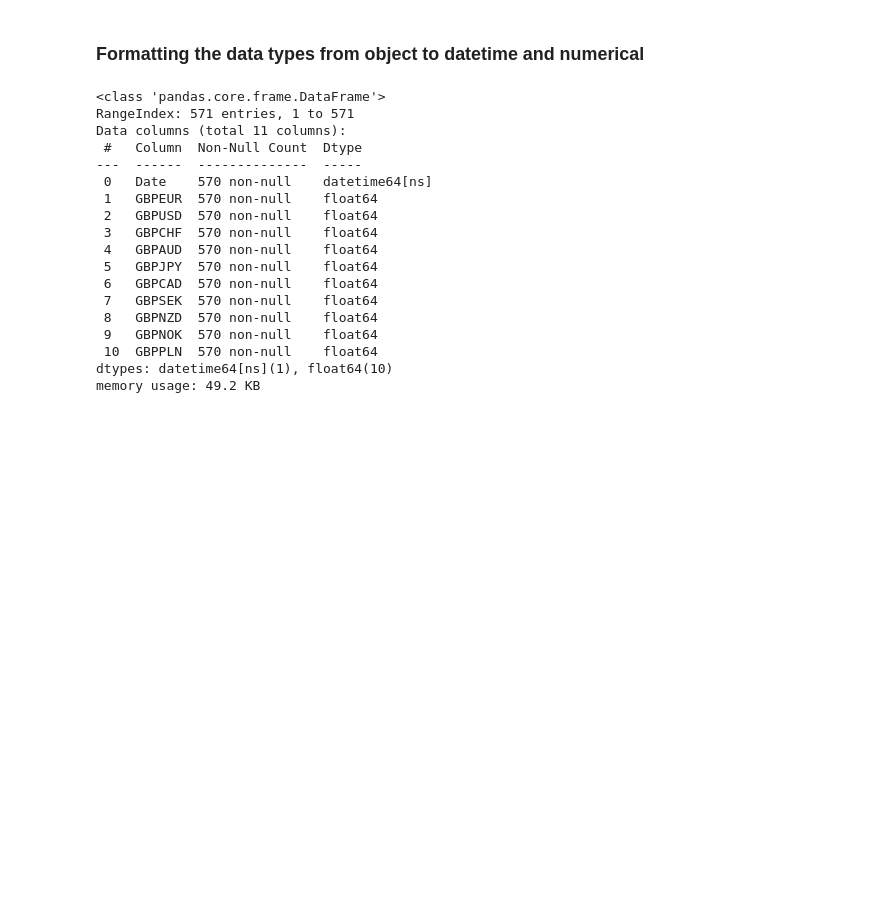
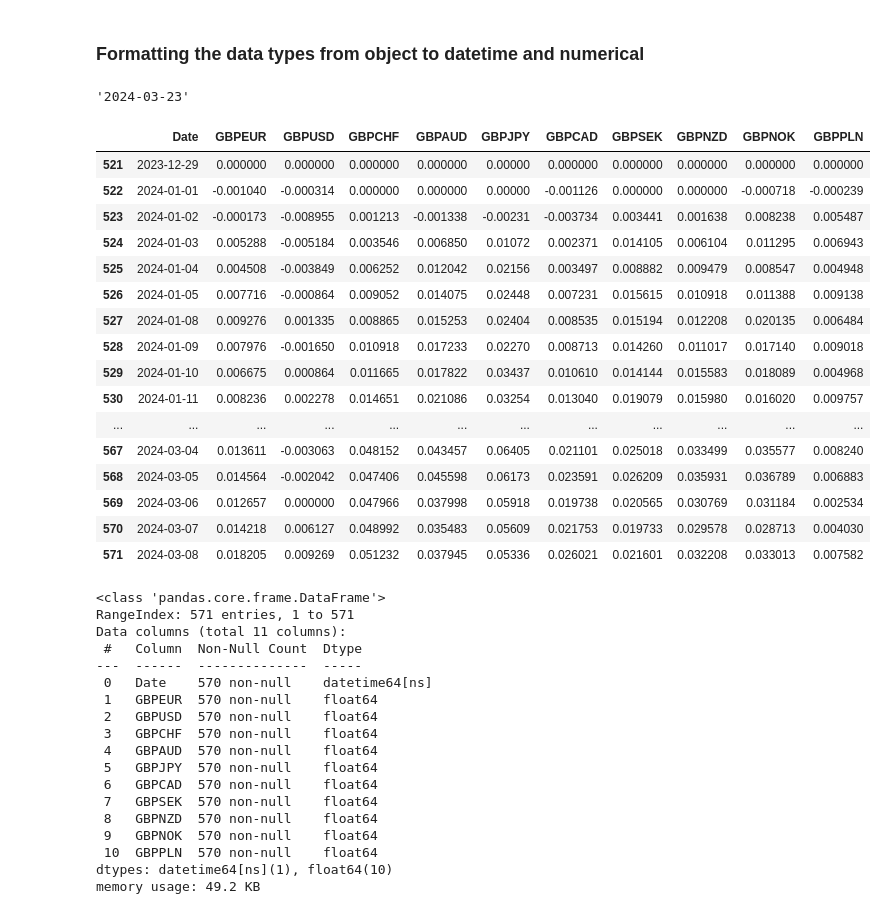
Before and after one commit to lexjox777/rates-app, a Jupyter notebook: Rates Calculations.ipynb, the cells around one changed output. Cells and saved outputs as stored; diff of their text form; code cells hidden in the pictures; blank space fills up the shorter version.

Commit message:
rates calculation modified with time stamp

```diff
--- a/Rates Calculations.ipynb
+++ b/Rates Calculations.ipynb
@@ -20,3 +18,5 @@ rate_file_data_path = os.path.join(input_data_path, rate_file_name)
+# %%
+rate_data =pd.read_excel(rate_file_data_path, header=1)
 # %%
 rate_data = (
     pd
@@ -60,3 +60,31 @@ rate_data['Date']= pd.to_datetime(rate_data['Date'])
 for col in rate_data.columns.drop('Date'):
     # 'errors='coerce'' converts invalid parsing into NaN
     rate_data[col]=pd.to_numeric(rate_data[col], errors='coerce')
+# %%
+now = datetime.datetime.today()
+now.strftime("%Y-%m-%d")
+# %% [output]
+'2024-03-23'
+# %%
+min_date = "2023-12-29"
+max_date = now.strftime("%Y-%m-%d")
+# %%
+rate_data[(rate_data["Date"] >= min_date) & (rate_data["Date"] <= max_date)]
+# %% [output]
+|  | Date | GBPEUR | GBPUSD | GBPCHF | GBPAUD | GBPJPY | GBPCAD | GBPSEK | GBPNZD | GBPNOK | GBPPLN |
+| 521 | 2023-12-29 | 0.000000 | 0.000000 | 0.000000 | 0.000000 | 0.00000 | 0.000000 | 0.000000 | 0.000000 | 0.000000 | 0.000000 |
+| 522 | 2024-01-01 | -0.001040 | -0.000314 | 0.000000 | 0.000000 | 0.00000 | -0.001126 | 0.000000 | 0.000000 | -0.000718 | -0.000239 |
+| 523 | 2024-01-02 | -0.000173 | -0.008955 | 0.001213 | -0.001338 | -0.00231 | -0.003734 | 0.003441 | 0.001638 | 0.008238 | 0.005487 |
+| 524 | 2024-01-03 | 0.005288 | -0.005184 | 0.003546 | 0.006850 | 0.01072 | 0.002371 | 0.014105 | 0.006104 | 0.011295 | 0.006943 |
+| 525 | 2024-01-04 | 0.004508 | -0.003849 | 0.006252 | 0.012042 | 0.02156 | 0.003497 | 0.008882 | 0.009479 | 0.008547 | 0.004948 |
+| 526 | 2024-01-05 | 0.007716 | -0.000864 | 0.009052 | 0.014075 | 0.02448 | 0.007231 | 0.015615 | 0.010918 | 0.011388 | 0.009138 |
+| 527 | 2024-01-08 | 0.009276 | 0.001335 | 0.008865 | 0.015253 | 0.02404 | 0.008535 | 0.015194 | 0.012208 | 0.020135 | 0.006484 |
+| 528 | 2024-01-09 | 0.007976 | -0.001650 | 0.010918 | 0.017233 | 0.02270 | 0.008713 | 0.014260 | 0.011017 | 0.017140 | 0.009018 |
+| 529 | 2024-01-10 | 0.006675 | 0.000864 | 0.011665 | 0.017822 | 0.03437 | 0.010610 | 0.014144 | 0.015583 | 0.018089 | 0.004968 |
+| 530 | 2024-01-11 | 0.008236 | 0.002278 | 0.014651 | 0.021086 | 0.03254 | 0.013040 | 0.019079 | 0.015980 | 0.016020 | 0.009757 |
+| ... | ... | ... | ... | ... | ... | ... | ... | ... | ... | ... | ... |
+| 567 | 2024-03-04 | 0.013611 | -0.003063 | 0.048152 | 0.043457 | 0.06405 | 0.021101 | 0.025018 | 0.033499 | 0.035577 | 0.008240 |
+| 568 | 2024-03-05 | 0.014564 | -0.002042 | 0.047406 | 0.045598 | 0.06173 | 0.023591 | 0.026209 | 0.035931 | 0.036789 | 0.006883 |
+| 569 | 2024-03-06 | 0.012657 | 0.000000 | 0.047966 | 0.037998 | 0.05918 | 0.019738 | 0.020565 | 0.030769 | 0.031184 | 0.002534 |
+| 570 | 2024-03-07 | 0.014218 | 0.006127 | 0.048992 | 0.035483 | 0.05609 | 0.021753 | 0.019733 | 0.029578 | 0.028713 | 0.004030 |
+| 571 | 2024-03-08 | 0.018205 | 0.009269 | 0.051232 | 0.037945 | 0.05336 | 0.026021 | 0.021601 | 0.032208 | 0.033013 | 0.007582 |
```
Also changed, not shown: parts of 20 cells of this notebook.
